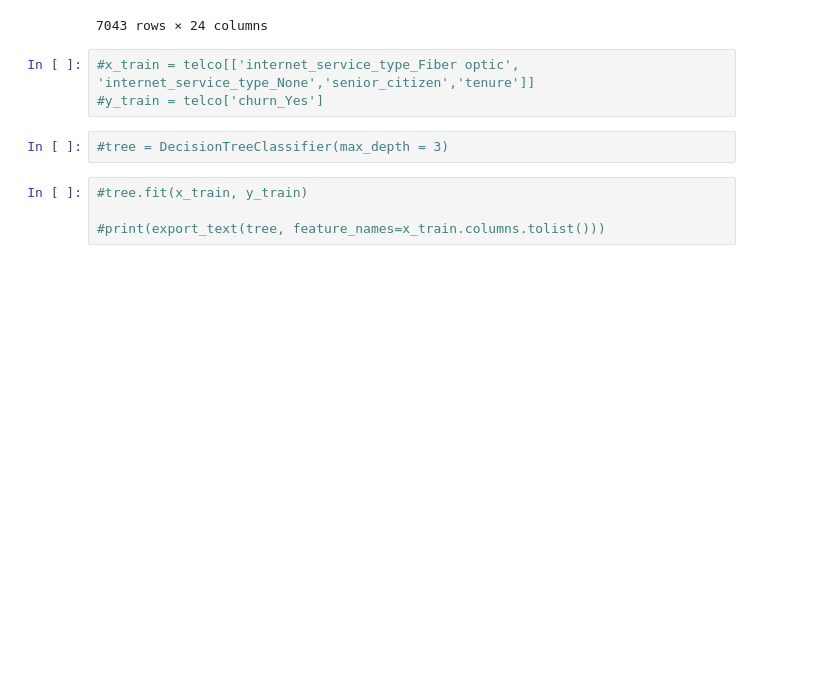
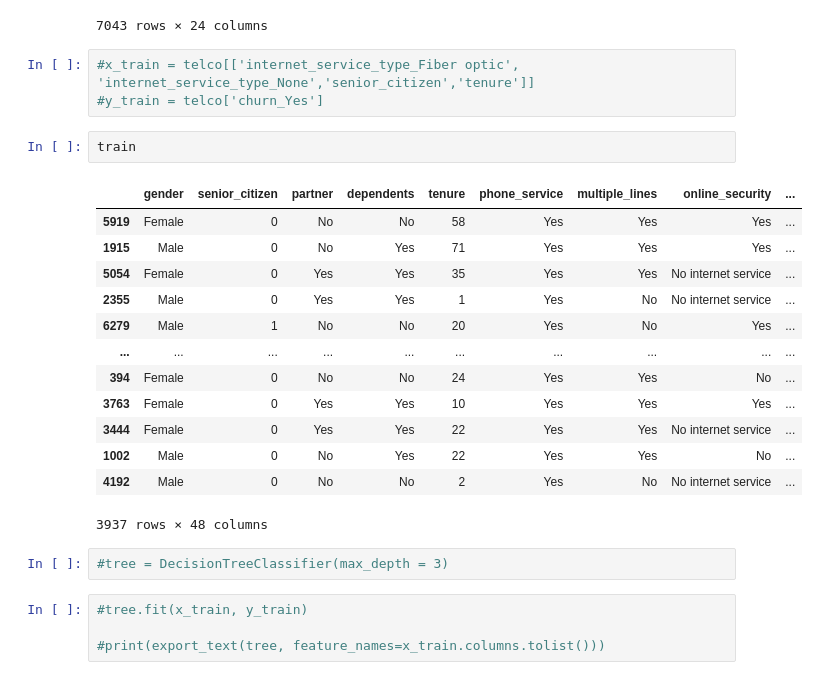
Before and after one commit to Michael-Austin-Mesa/classification-exercises, a Jupyter notebook: model.ipynb, the cells around one changed output. Saved outputs shown, nothing was run; the diff lists cells and outputs as text; blank space fills up the shorter version.

```diff
--- a/model.ipynb
+++ b/model.ipynb
@@ -214,6 +218,22 @@ telco
 # %%
 #x_train = telco[['internet_service_type_Fiber optic', 'internet_service_type_None','senior_citizen','tenure']]
 #y_train = telco['churn_Yes']
+# %%
+train
+# %% [output]
+|  | gender | senior_citizen | partner | dependents | tenure | phone_service | multiple_lines | online_security | ... |
+| 5919 | Female | 0 | No | No | 58 | Yes | Yes | Yes | ... |
+| 1915 | Male | 0 | No | Yes | 71 | Yes | Yes | Yes | ... |
+| 5054 | Female | 0 | Yes | Yes | 35 | Yes | Yes | No internet service | ... |
+| 2355 | Male | 0 | Yes | Yes | 1 | Yes | No | No internet service | ... |
+| 6279 | Male | 1 | No | No | 20 | Yes | No | Yes | ... |
+| ... | ... | ... | ... | ... | ... | ... | ... | ... | ... |
+| 394 | Female | 0 | No | No | 24 | Yes | Yes | No | ... |
+| 3763 | Female | 0 | Yes | Yes | 10 | Yes | Yes | Yes | ... |
+| 3444 | Female | 0 | Yes | Yes | 22 | Yes | Yes | No internet service | ... |
+| 1002 | Male | 0 | No | Yes | 22 | Yes | Yes | No | ... |
+| 4192 | Male | 0 | No | No | 2 | Yes | No | No internet service | ... |
+3937 rows × 48 columns
 # %%
 #tree = DecisionTreeClassifier(max_depth = 3)
 # %%
```
Also changed, not shown: parts of 30 cells of this notebook.
